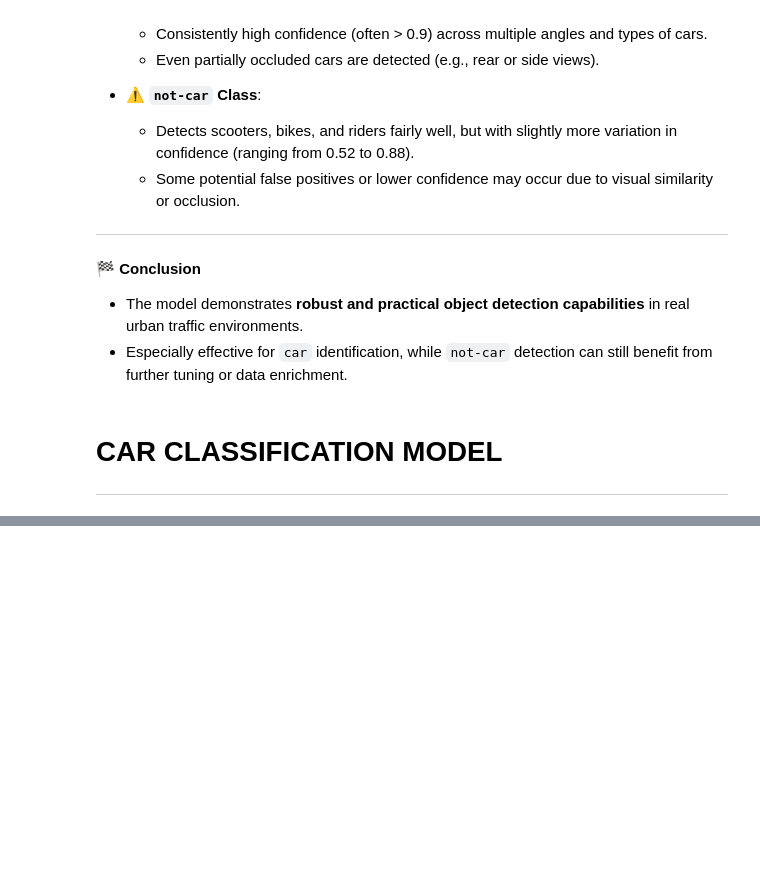
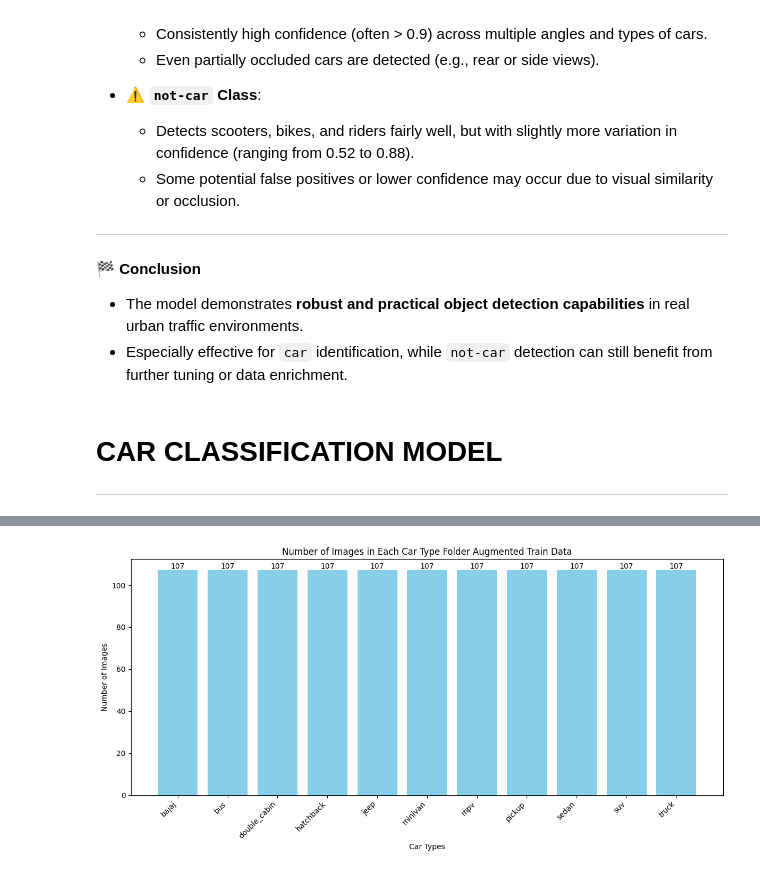
Before and after one commit to stefanus-yudi-irwan/car-detection-and-classification, a Jupyter notebook: notebooks/car-detection-and-classification.ipynb, the cells around one changed output, grey strips where cells are left out. Drawn from its saved outputs; the diff is of its cells as text; code cells hidden in the pictures; blank space fills up the shorter version.

```diff
--- a/notebooks/car-detection-and-classification.ipynb
+++ b/notebooks/car-detection-and-classification.ipynb
@@ -1130,0 +1178,45 @@ Augmented training set saved to: ../classification/data/preprocess_data/augmente
+# %%
+# Script to plot distributed data of raw images
+import os
+import matplotlib.pyplot as plt
+
+car_type = ['bajaj', 'bus', 'double_cabin', 'hatchback', 'jeep', 'minivan', 'mpv', 'pickup', 'sedan', 'suv', 'truck']
+raw_dir = "../classification/data/preprocess_data/augmented_train"
+
+# Count items in each folder
+image_counts = {}
+for car in car_type:
+    folder_path = os.path.join(raw_dir, car)
+    if os.path.exists(folder_path) and os.path.isdir(folder_path):
+        count = len(os.listdir(folder_path))
+        image_counts[car] = count
+    else:
+        print(f"Warning: Folder '{car}' not found or is not a directory")
+        image_counts[car] = 0  # Assign 0 if folder doesn't exist
+
+# Sort folders by count (descending) for better visualization
+sorted_folders = sorted(image_counts.items(), key=lambda x: x[1], reverse=True)
+folders_sorted = [item[0] for item in sorted_folders]
+counts_sorted = [item[1] for item in sorted_folders]
+
+# Create the plot
+plt.figure(figsize=(12, 6))
+bars = plt.bar(folders_sorted, counts_sorted, color='skyblue')
+
+# Add value labels on top of each bar
+for bar in bars:
+    height = bar.get_height()
+    plt.text(bar.get_x() + bar.get_width()/2., height,
+             f'{int(height)}',
+             ha='center', va='bottom')
+
+plt.xlabel('Car Types')
+plt.ylabel('Number of Images')
+plt.title('Number of Images in Each Car Type Folder Augmented Train Data')
+plt.xticks(rotation=45, ha='right')  # Rotate x-axis labels for better readability
+plt.tight_layout()  # Adjust layout to prevent label cutoff
+
+# Show the plot
+plt.show()
+# %% [output]
+[figure, added]
```
Also changed, not shown: parts of 28 cells of this notebook, 3 other files.
